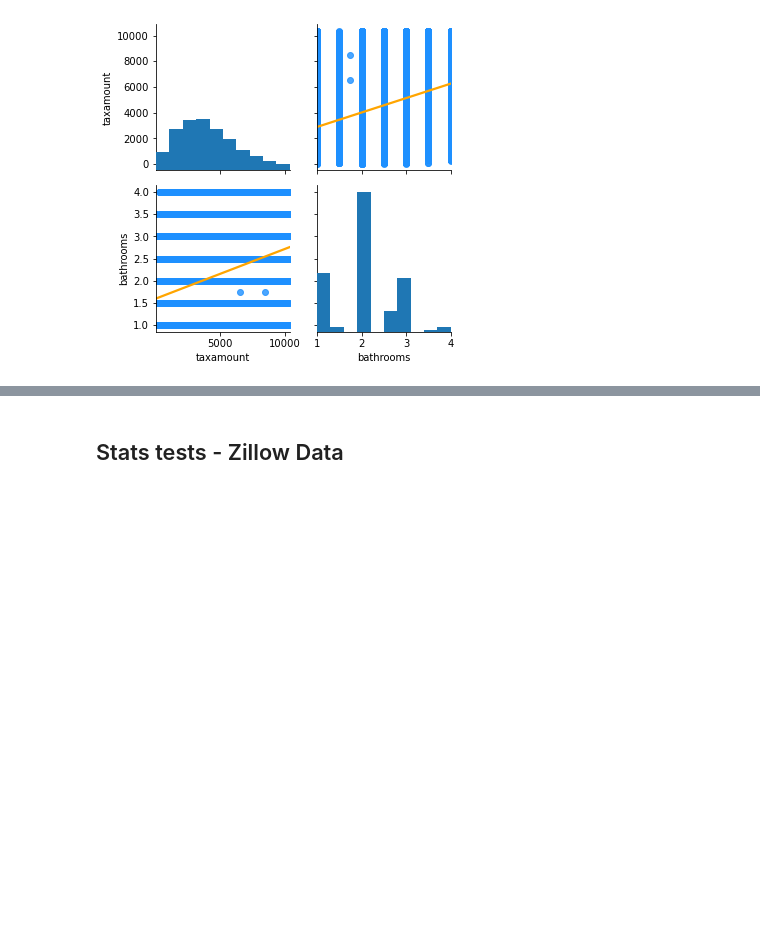
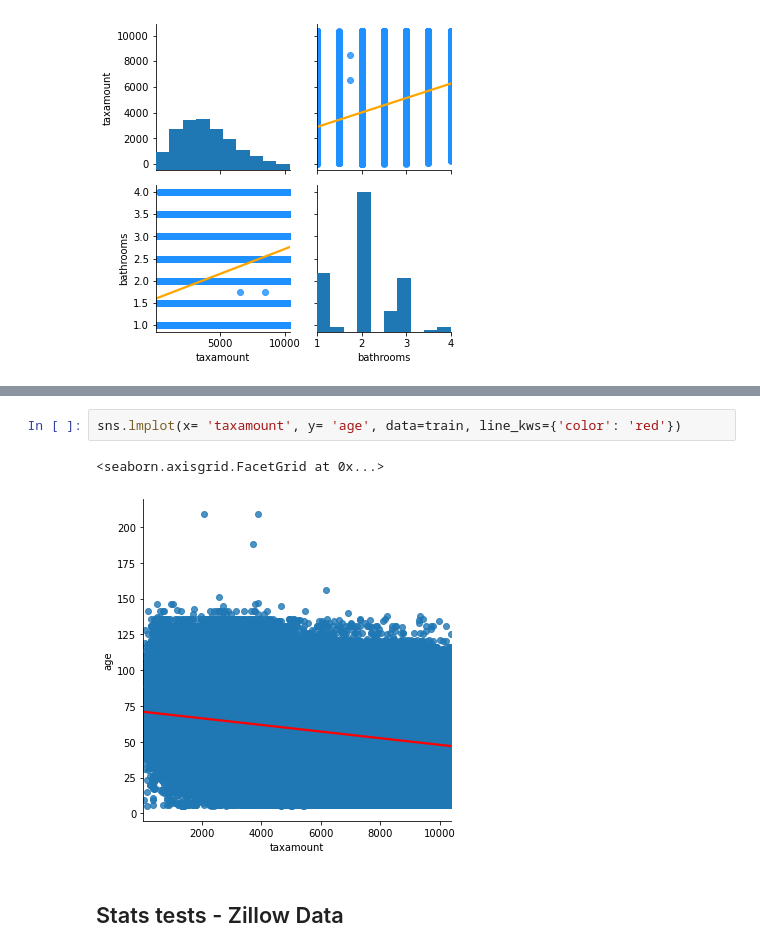
Before and after one commit to PGuajardo/regression-exercises, a Jupyter notebook: explore.ipynb, the cells around one changed output, grey strips where cells are left out. Saved outputs shown, nothing was run; the diff lists cells and outputs as text; blank space fills up the shorter version.

```diff
--- a/explore.ipynb
+++ b/explore.ipynb
@@ -194,3 +215,8 @@ plot_categorical_and_continuous_vars(train)
+# %%
+sns.lmplot(x= 'taxamount', y= 'age', data=train, line_kws={'color': 'red'})
+# %% [output]
+<seaborn.axisgrid.FacetGrid at 0x...>
+[figure, added]
 # %% [markdown]
 ## Stats tests - Zillow Data
 # %%
```
Also changed, not shown: parts of 15 cells of this notebook, 2 other files.
